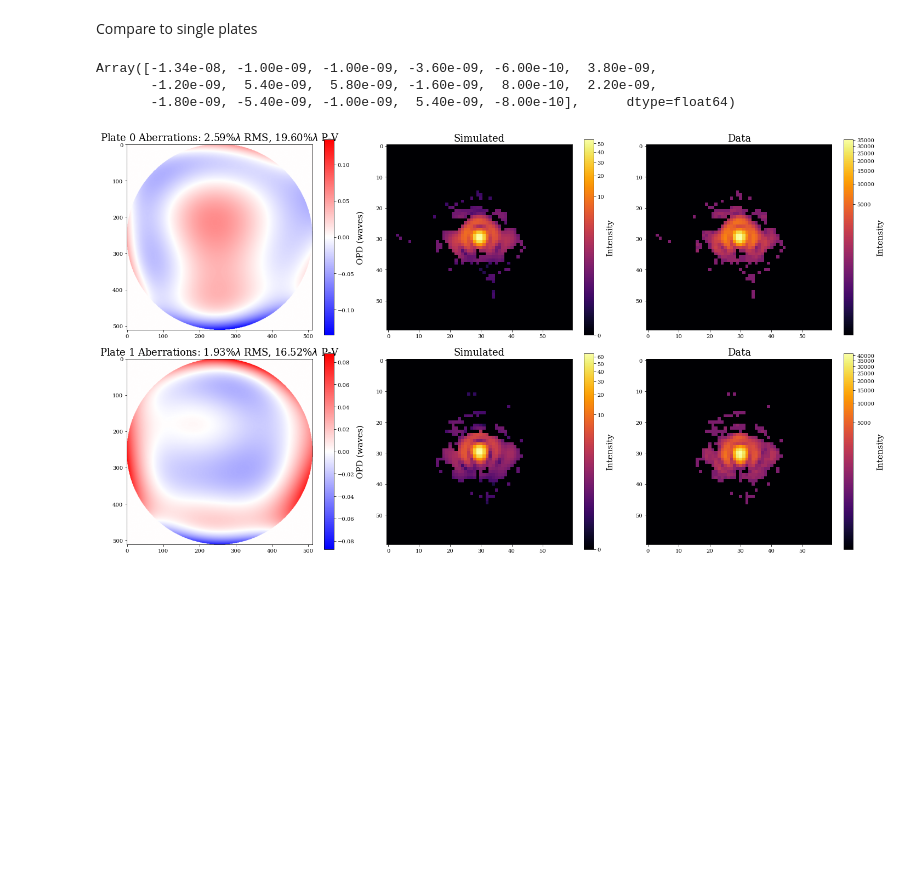
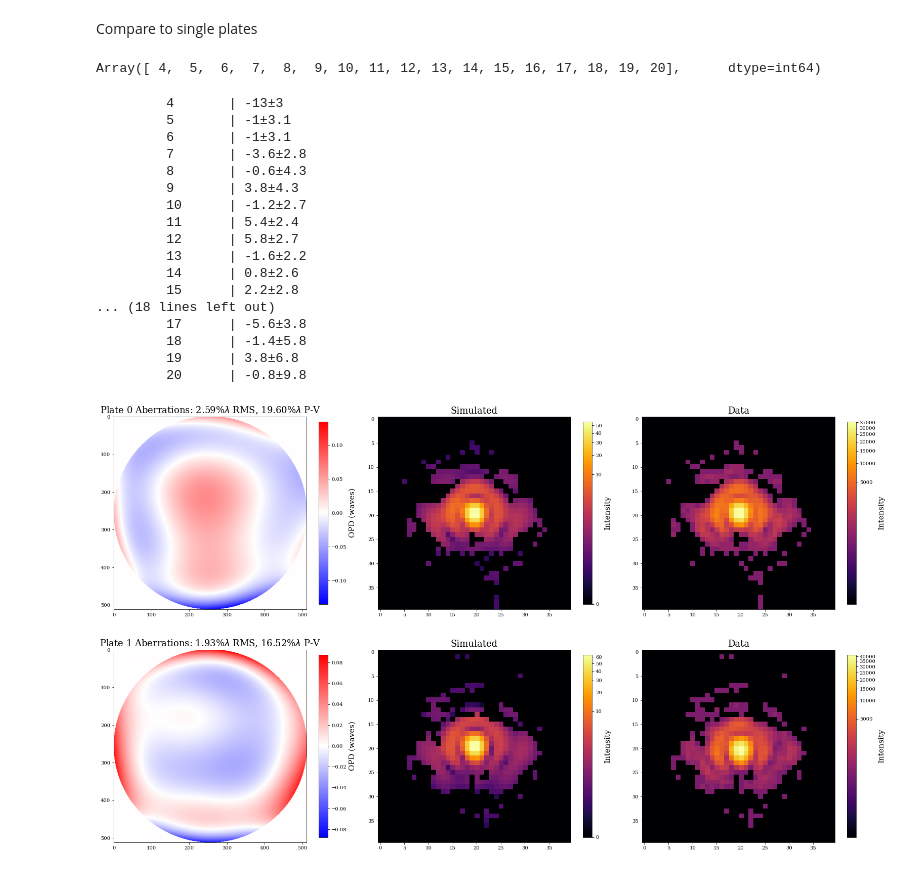
Before and after one commit to TolimanSpace/toliman_dp_design_testing, a Jupyter notebook: Gluing_Characterisation_9_25.ipynb, the cells around one changed output. Saved outputs shown, nothing was run; the diff lists cells and outputs as text; code cells hidden in the pictures; blank space fills up the shorter version.

```diff
--- a/Gluing_Characterisation_9_25.ipynb
+++ b/Gluing_Characterisation_9_25.ipynb
@@ -359,7 +362,7 @@ params = [
 
 optimisers = [
             optax.adam(learning_rate=1e-10),
-            optax.adam(learning_rate=1e-5),
+            optax.adam(learning_rate=1e-4),
             optax.adam(learning_rate=1e-8),
             optax.adam(learning_rate=1e6),
               ]
@@ -391,7 +394,7 @@ optimisation_manager = JointOptimManager(optim_managers=OMS,
                                         jointly_fit_params=["aperture.coefficients"], # coefficients should be same over time over both spider orientations
                                         )
 # %%
-optimisation_manager.run_optimisation(num_steps=1500)
+optimisation_manager.run_optimisation(num_steps=1000)
 # %%
 filenames = [save_dir+plate_name+"_red_0deg_stored_params_dict.pkl", save_dir+plate_name+"_red_90deg_stored_params_dict.pkl"]
 optimisation_manager.save_stored_params(filenames=filenames)
@@ -1854,12 +1888,10 @@ Mean RMS WFE: 0.184lambda
 [figure]
 # %% [markdown]
 Compare to single plates
-# %%
-mean_coeffs
-# %% [output]
-Array([-1.34e-08, -1.00e-09, -1.00e-09, -3.60e-09, -6.00e-10,  3.80e-09,
-       -1.20e-09,  5.40e-09,  5.80e-09, -1.60e-09,  8.00e-10,  2.20e-09,
-       -1.80e-09, -5.40e-09, -1.00e-09,  5.40e-09, -8.00e-10],      dtype=float64)
+# %%
+zernike_indicies
+# %% [output]
+Array([ 4,  5,  6,  7,  8,  9, 10, 11, 12, 13, 14, 15, 16, 17, 18, 19, 20],      dtype=int64)
 # %%
 # separate plates
 # Pick single orientation + wl to show this (position+spider rotation assumed unchanged here - looking for general structure)
@@ -1875,12 +1907,17 @@ coeffs_dir = [
             "data/non_glued/08_09_2025/plate2_red_coeffs_dict.pkl",
 ]
 
-plt.figure(figsize=(20,11))
+plt.figure(figsize=(22,13))
 subplt_it = 1
 bases=[]
+zernike_indicies = jnp.arange(4, 21)
 for i, dir in enumerate(coeffs_dir):
     # coeffs = np.load(dir)
     mean_coeffs = pickle.load(open(dir, 'rb'))['value']
+    stdev = pickle.load(open(dir, 'rb'))['stdev'] # CRLB
+
+    for j, c in enumerate(mean_coeffs):
+        print("\t {} \t | {:.2g}±{:.2g}".format(zernike_indicies[j], c*1e9, stdev[j]*1e9))
 
     zern_basis = dlu.zernike_basis(js=jnp.arange(4,mean_coeffs.shape[0]+4), diameter=aperture_diameter,coordinates=coords)
     plate_errors = dl.layers.BasisOptic(zern_basis, circle*intensity_dist, mean_coeffs, normalise=False)
@@ -1892,37 +1929,54 @@ for i, dir in enumerate(coeffs_dir):
     real_img = imgs[i][0]
     psf_center_idx = jnp.unravel_index(jnp.argmax(real_img, axis=None), real_img.shape)
     real_img = real_img[psf_center_idx[0]-psf_hlf_sz:psf_center_idx[0]+psf_hlf_sz,
                                         psf_center_idx[1]-psf_hlf_sz:psf_center_idx[1]+psf_hlf_sz]
     real_img_mask = jnp.ones(real_img.shape)
     real_img_mask = real_img_mask.at[real_img == 255].set(0)
 
     plt.subplot(2,3,subplt_it)
     cnorm = CenteredNorm(vcenter=0)
     plt.imshow(opd_basis/red_laser_wl, norm=cnorm, cmap='bwr')
     peak_valley = opd_basis.max() - opd_basis.min()
     plt.title("Plate {} Aberrations: {:.2f}%$\lambda$ RMS, {:.2f}%$\lambda$ P-V".format(i, np.std(opd_basis)/red_laser_wl*100, peak_valley/red_laser_wl*100))
-    plt.colorbar(label="OPD (waves)")
+    plt.colorbar(label="OPD (waves)", shrink=0.8)
     subplt_it += 1
     plt.subplot(2,3,subplt_it)
     psf = instrument_sp180.model()
     pnorm = PowerNorm(0.2)
     plt.imshow(psf*real_img_mask, norm=pnorm)
-    plt.colorbar(label="Intensity")
+    plt.colorbar(label="Intensity", shrink=0.8)
     plt.title("Simulated")
     subplt_it += 1
     plt.subplot(2,3,subplt_it)
     plt.imshow(real_img, norm=PowerNorm(0.2))
-    plt.colorbar(label="Intensity")
+    plt.colorbar(label="Intensity", shrink=0.8)
     plt.title("Data")
     subplt_it += 1
 
     bases.append(plate_errors)
 
 #
 
 plt.tight_layout()
 # %% [output]
+         4       | -13±3
+         5       | -1±3.1
+         6       | -1±3.1
+         7       | -3.6±2.8
+         8       | -0.6±4.3
+         9       | 3.8±4.3
+         10      | -1.2±2.7
+         11      | 5.4±2.4
+         12      | 5.8±2.7
+         13      | -1.6±2.2
+         14      | 0.8±2.6
+         15      | 2.2±2.8
+... (18 lines left out)
+         17      | -5.6±3.8
+         18      | -1.4±5.8
+         19      | 3.8±6.8
+         20      | -0.8±9.8
-[figure, old version]
+[figure, new version]
 # %%
 # pre-cure only
 imgs = [jnp.asarray([np.flip(np.load(data_dir+"glued/18_09_2025/18_09_2025_0deg_red_93us_0gain_img_stack_batch_0.npy")) for img_fname in img_fnames]),
```
Also changed, not shown: parts of 19 cells of this notebook, 5 other files.
